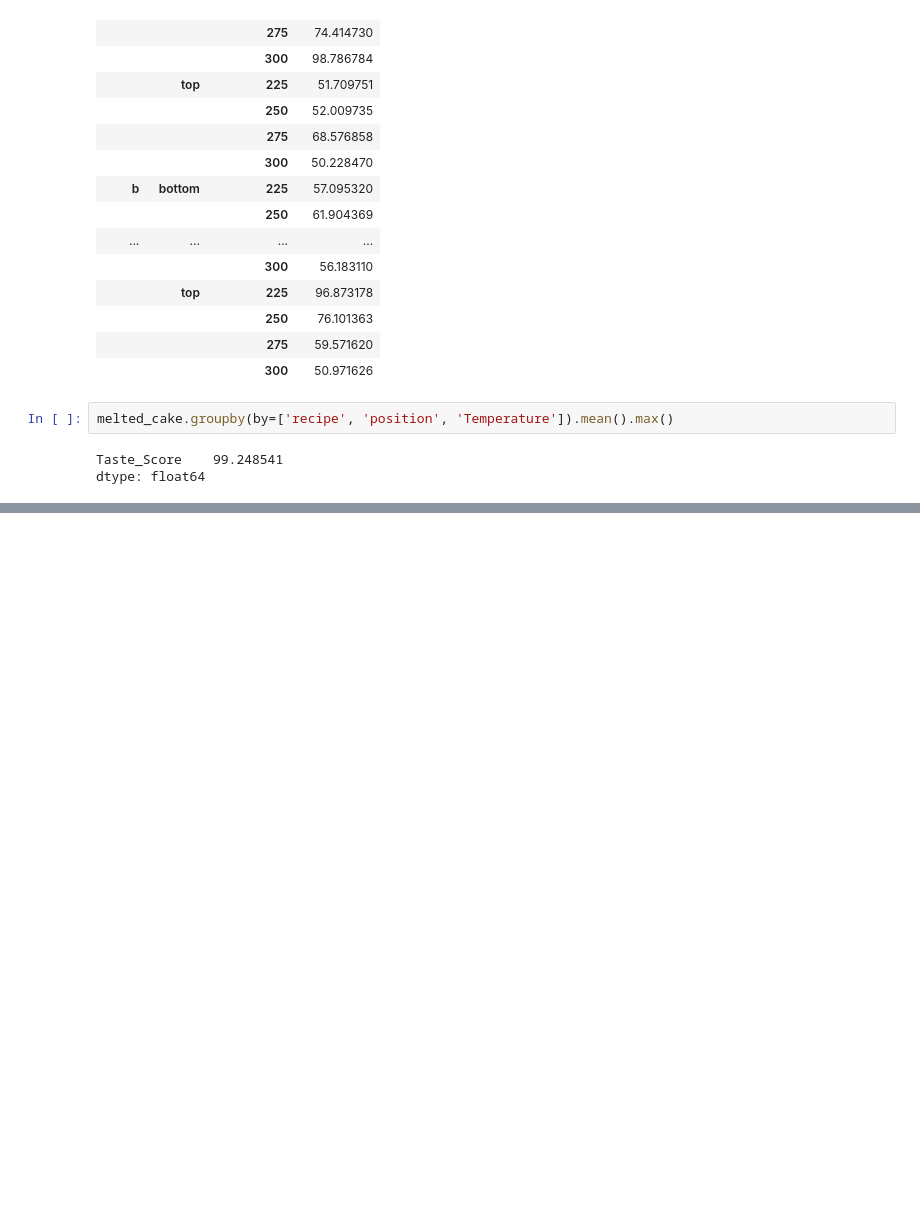
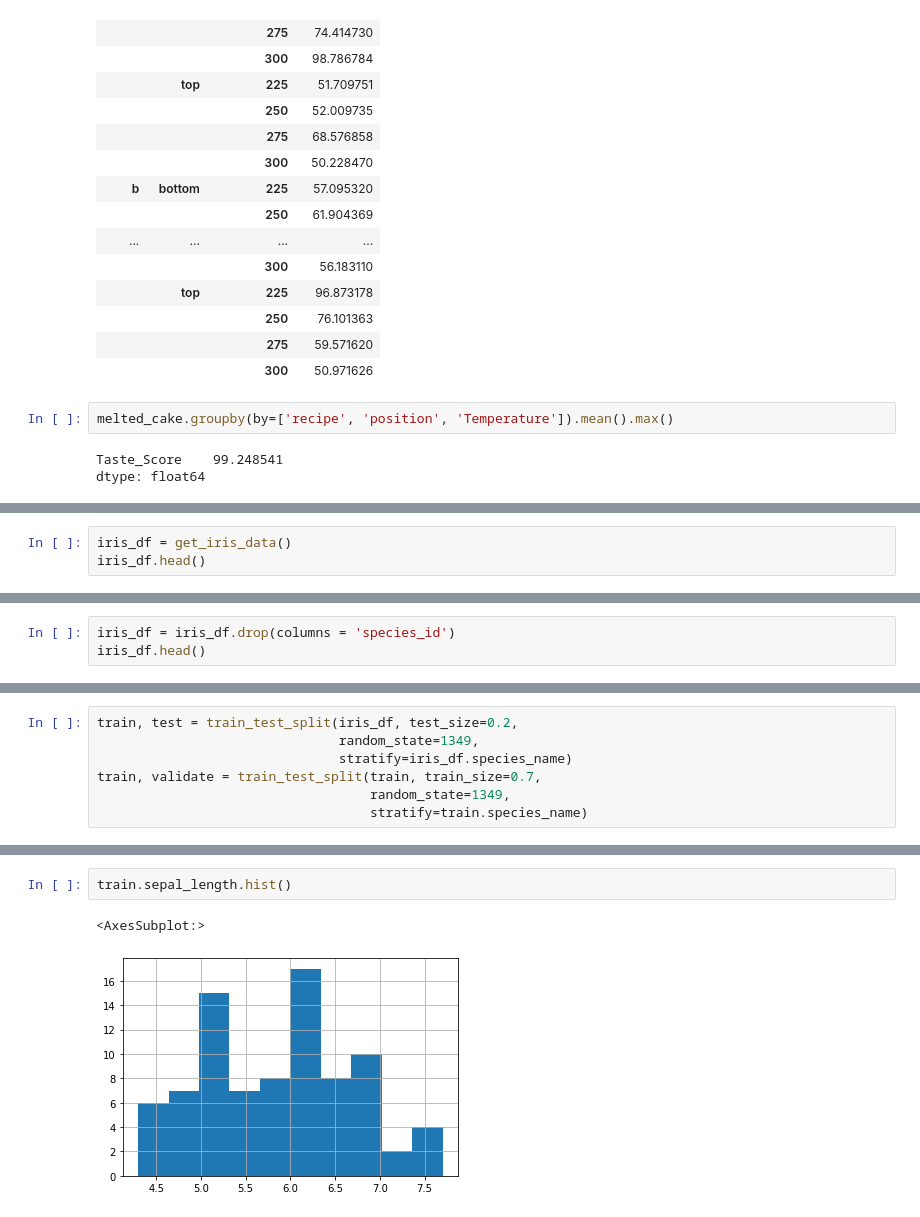
Before and after one commit to ForrestMccrosky/classification-exercises, a Jupyter notebook: classification_exercises.ipynb, the cells around one changed output, grey strips where cells are left out. Cells and saved outputs as stored; diff of their text form; blank space fills up the shorter version.

```diff
--- a/classification_exercises.ipynb
+++ b/classification_exercises.ipynb
@@ -586,0 +597,3 @@ column.idxmax()
+# %%
+iris_df = get_iris_data()
+iris_df.head()
@@ -586,0 +607,3 @@ column.idxmax()
+# %%
+iris_df = iris_df.drop(columns = 'species_id')
+iris_df.head()
@@ -586,0 +633,7 @@ column.idxmax()
+# %%
+train, test = train_test_split(iris_df, test_size=0.2,
+                               random_state=1349,
+                               stratify=iris_df.species_name)
+train, validate = train_test_split(train, train_size=0.7,
+                                   random_state=1349,
+                                   stratify=train.species_name)
@@ -586,0 +689,5 @@ column.idxmax()
+# %%
+train.sepal_length.hist()
+# %% [output]
+<AxesSubplot:>
+[figure, added]
```
Also changed, not shown: parts of 52 cells of this notebook.
